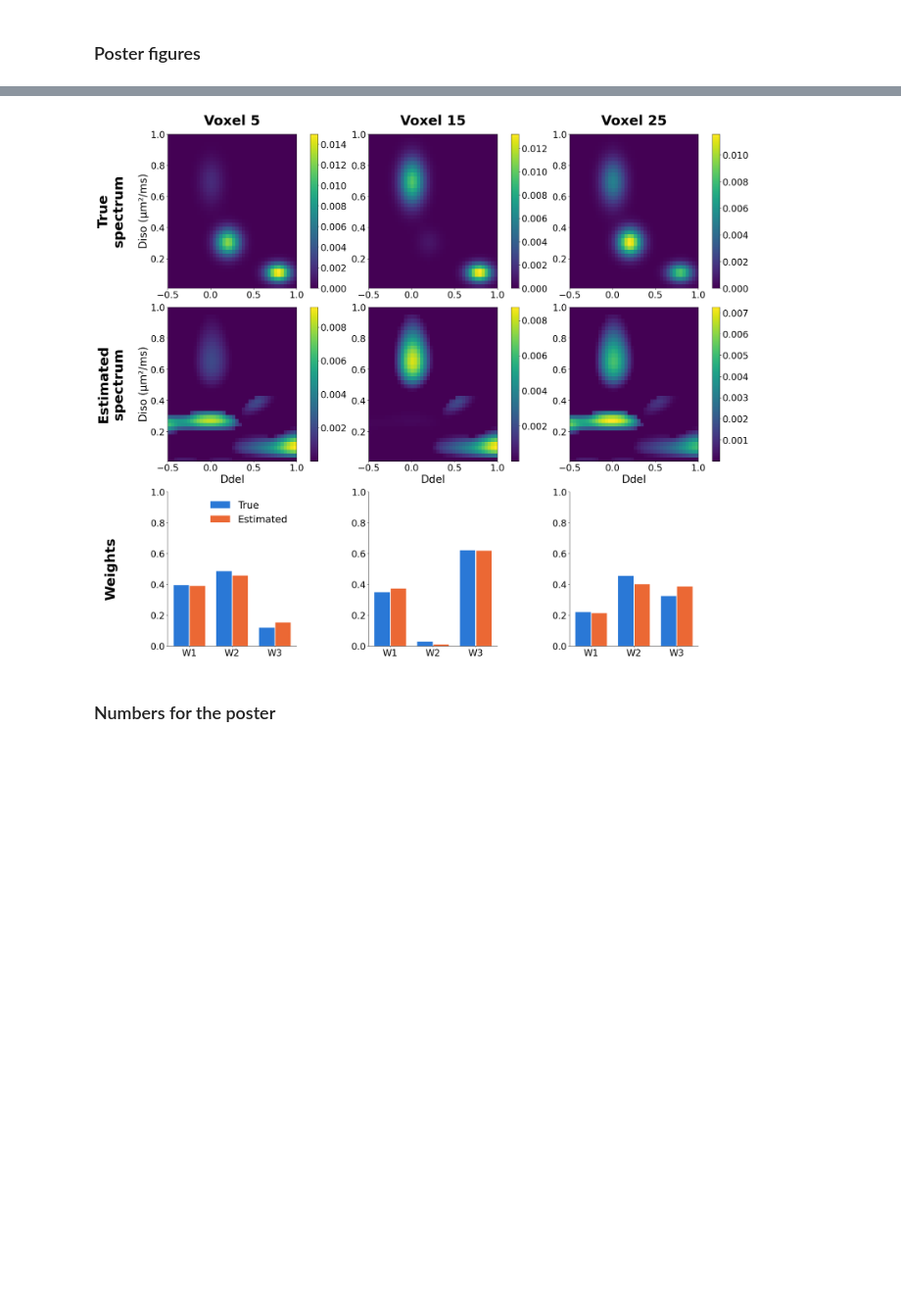
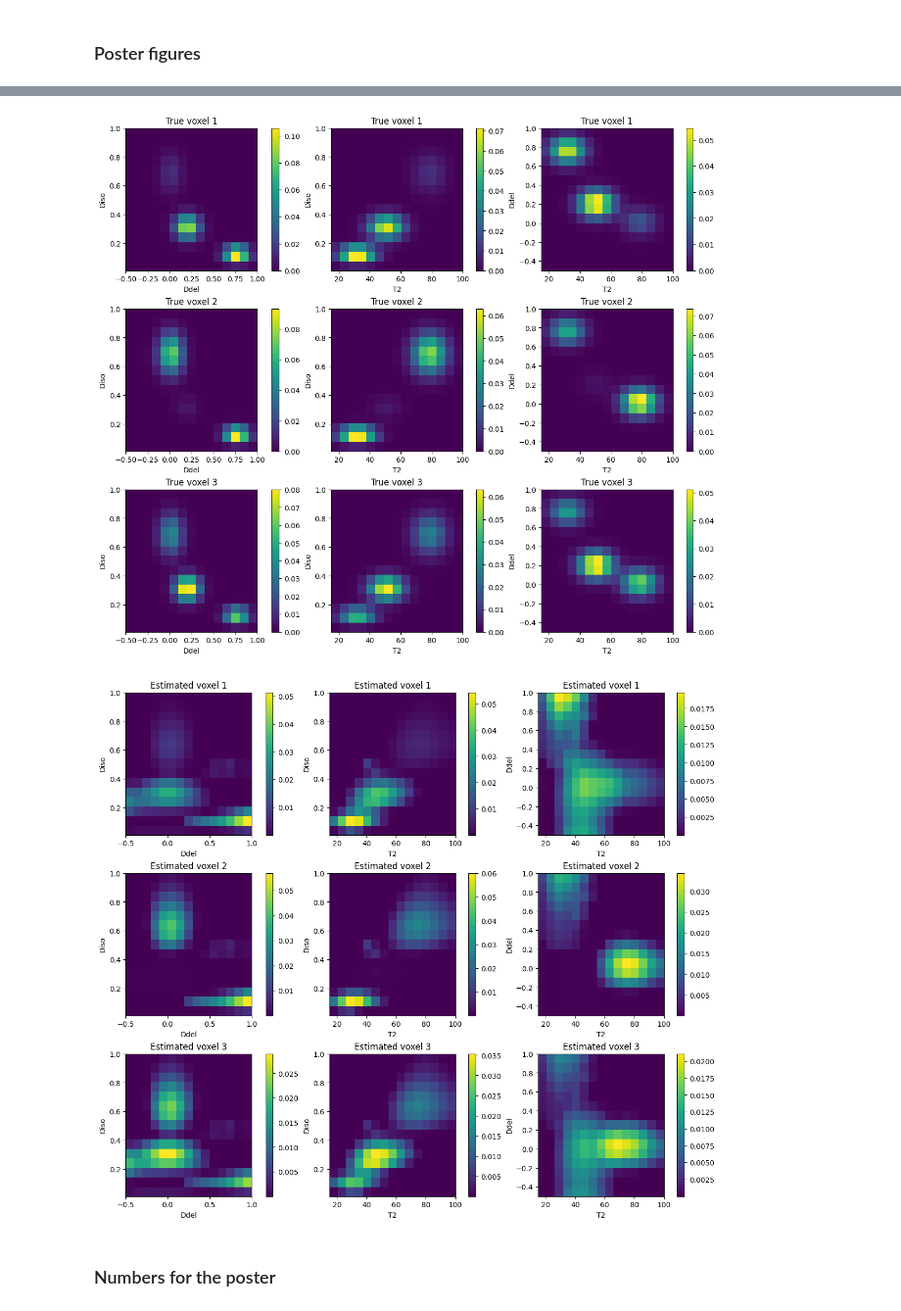
Before and after one commit to mariabrad/bayesCode, a Jupyter notebook: notebooks/maria-tests-simulation_for_new_model.ipynb, the cells around one changed output, grey strips where cells are left out. Shown at 98% size. Cells and saved outputs as stored; diff of their text form; code cells hidden in the pictures; blank space fills up the shorter version.

```diff
--- a/notebooks/maria-tests-simulation_for_new_model.ipynb
+++ b/notebooks/maria-tests-simulation_for_new_model.ipynb
@@ -66,5 +70,5 @@ show_canonical_spectra([('true_C', C_true)], model)
 # %%
-C0 = model.initial_C(Y, A, K)
+C0, F_tissue, labels, *_ = model.initial_C(Y, A, K, return_diagnostics=True)
 
 Csmall0=project_C_to_C_small(C0,s,Vmat);
 
@@ -74,8 +78,10 @@ W0 = initialize_W_from_C(Y, U, Csmall0, M0_init, bound_eps=1e-3)
 
 C0,W0=order_components(C_true, C0, W0, K)
 
-show_canonical_spectra([('true_C', C_true)], model)
-show_canonical_spectra([('initial_C', C0)], model)
+show_cluster_projections(F_tissue, labels, model)
+show_clusters_3d(F_tissue, labels, model)
+show_projections(C0, model, title="Initial compartment")
+show_compartments_3d([("True", C_true), ("Initial", C0)], model)
 print("True M0:", M0_true)
 print("Initial M0:", M0_init)
 # %% [output]
@@ -106,7 +113,7 @@ W_est_p, M0_est_p, C_est_p, alpha_est_p, sigma2_est_p, lam_est_p, losses_p, fit_
         Y, U, s, Vmat,
         C0, M0_init,
         K=K,
-        n_iter=1000,                   # same as real data (was 300)
+        n_iter=20,                   # same as real data (was 300)
         sigma2=np.mean((Y - (U @ project_C_to_C_small(C0, s, Vmat) @ W0) * M0_init) ** 2),  # from the residual, same as real data
         lam=1e-2,                      # same as real data (was 1e-8)
         W=W0,
@@ -127,8 +134,8 @@ W_est_p, M0_est_p, C_est_p, alpha_est_p, sigma2_est_p, lam_est_p, losses_p, fit_
         c_smoothness=1000.0,            # make C smooth, same as real data (was 0)
         c_diversity=0.0,               # encourage diversity in C (is components not the same)
         c_maxiter=100,
-        nD=nD,
-        nT2=nT2,
+        nD=model.shape,
+        nT2=None,
 
         verbose_every=100,
     )
@@ -143,24 +150,13 @@ print("C MAE:", np.mean(np.abs(C_true - C_est_p)))
 F_true_p = C_true @ W_true
 F_est_p = C_est_p @ W_est_p
 
-extent = model.extent
 poster_fonts = {"font.size": fs, "axes.titlesize": fs + 2, "axes.labelsize": fs,
                 "xtick.labelsize": fs - 2, "ytick.labelsize": fs - 2, "legend.fontsize": fs - 2}
 
 # Figure 1: true and estimated compartments
-with plt.rc_context(poster_fonts):
-    fig, axes = plt.subplots(2, K, figsize=(7.5 * K, 12), constrained_layout=True)
-
-    for row, (name, C) in enumerate([("True", C_true), ("Estimated", C_est_p)]):
-        for k in range(K):
-            image = axes[row, k].imshow(C[:, k].reshape(nD, nT2), origin="lower", aspect="auto", extent=extent)
-            axes[row, k].set_title(f"{name} compartment {k + 1}")
-            axes[row, k].set_xlabel(model.labels[0])
-            axes[row, k].set_ylabel(model.labels[1])
-            fig.colorbar(image, ax=axes[row, k])
-
-    fig.savefig("poster_simulation_compartments.png", dpi=300, bbox_inches="tight")
-    plt.show()
+show_projections(C_true, model, title="True compartment")
+show_projections(C_est_p, model, title="Estimated compartment", save_path="poster_simulation_compartments.png")
+show_compartments_3d([("True", C_true), ("Recovered", C_est_p)], model)
 # Figure 2: true and estimated spectra and weights for a few voxels
 fs2 = 28   #
 # %% [output]
@@ -181,9 +164,14 @@ C MAE: 0.0005271783770982387
 # %%
-plot_voxel_spectra_and_weights(model, F_est_p, W_est_p, voxels=[5, 15, 25],
-                               F_true=F_true_p, W_true=W_true,
-                               save_path="poster_simulation_voxels.png")
+#plot_voxel_spectra_and_weights(model, F_est_p, W_est_p, voxels=[5, 15, 25],
+#                               F_true=F_true_p, W_true=W_true,
+#                               save_path="poster_simulation_voxels.png")    # 2D grids only
+show_projections(F_true_p[:, [5, 15, 25]], model, title="True voxel")
+show_projections(F_est_p[:, [5, 15, 25]], model, title="Estimated voxel", save_path="poster_simulation_voxels.png")
+show_compartments_3d([(f"True voxel {v}", F_true_p[:, [v]]) for v in [5, 15, 25]], model)
+show_compartments_3d([(f"Estimated voxel {v}", F_est_p[:, [v]]) for v in [5, 15, 25]], model)
 # %% [output]
-[figure, old version]
+[figure, new version]
+[figure, added]
 # %% [markdown]
 ### Numbers for the poster
 # %%
```
Also changed, not shown: parts of 4 cells of this notebook, 10 other files.
